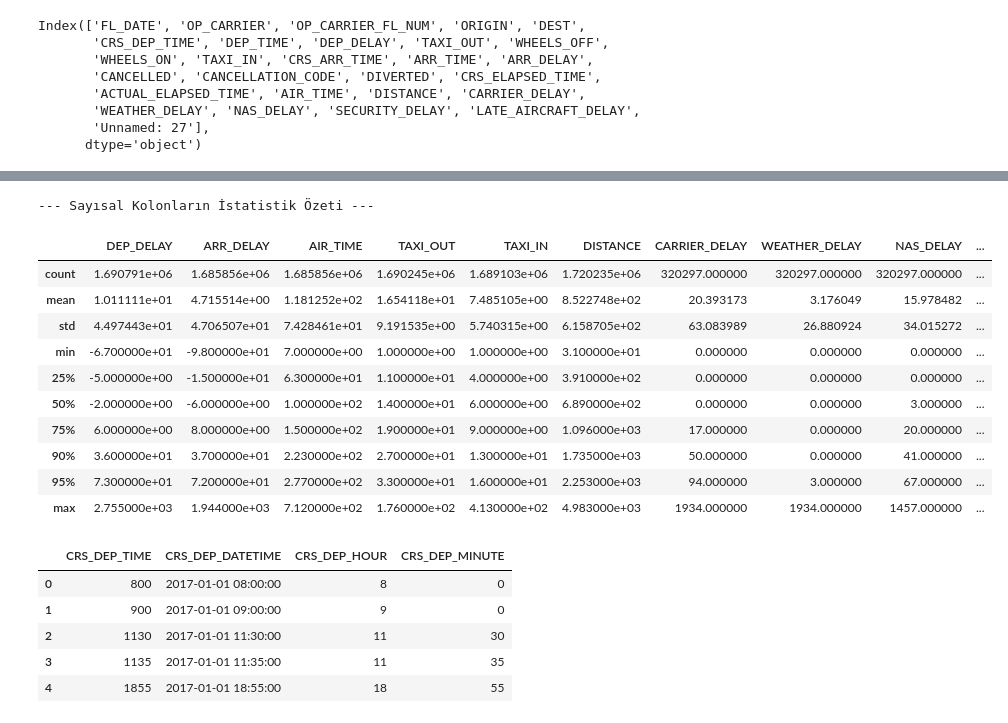
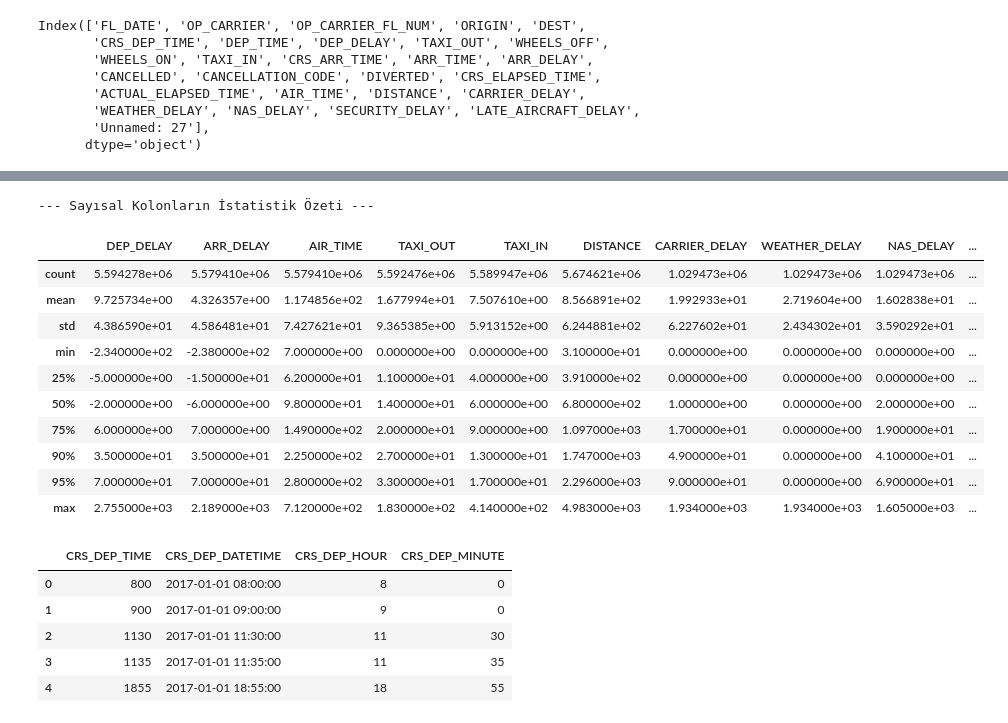
Before and after one commit to Ysfclk1/US_airline_performance_analytics, a Jupyter notebook: python/data_cleansing/Airlines_2017.ipynb, the cells around one changed output, grey strips where cells are left out. Drawn from its saved outputs; the diff is of its cells as text; code cells hidden in the pictures.

```diff
--- a/python/data_cleansing/Airlines_2017.ipynb
+++ b/python/data_cleansing/Airlines_2017.ipynb
@@ -3,2 +28,2 @@ import pandas as pd
 # %%
-df = pd.read_csv("2017.csv")
+df_2017 = pd.read_csv("../../data/2017.csv.zip", compression='zip')
@@ -30,6 +55,6 @@ Index(['FL_DATE', 'OP_CARRIER', 'OP_CARRIER_FL_NUM', 'ORIGIN', 'DEST',
        'Unnamed: 27'],
       dtype='object')
 # %%
-df = df.drop(columns=["Unnamed: 27"])
+df_2017 = df_2017.drop(columns=["Unnamed: 27"])
 # %%
 null_info = pd.DataFrame({
@@ -152,27 +170,27 @@ dtype: float64
 # %%
 num_cols = [
     "DEP_DELAY", "ARR_DELAY", "AIR_TIME", "TAXI_OUT",
     "TAXI_IN", "DISTANCE", "CARRIER_DELAY", "WEATHER_DELAY",
     "NAS_DELAY", "SECURITY_DELAY", "LATE_AIRCRAFT_DELAY"
 ]
 
-num_cols = [c for c in num_cols if c in df.columns]  # olup olmayanları ayıkla
+num_cols = [c for c in num_cols if c in df_2017.columns]  # olup olmayanları ayıkla
 
 print("\n--- Sayısal Kolonların İstatistik Özeti ---")
-display(df[num_cols].describe(percentiles=[0.25, 0.5, 0.75, 0.9, 0.95]))
+display(df_2017[num_cols].describe(percentiles=[0.25, 0.5, 0.75, 0.9, 0.95]))
 # %% [output]
 --- Sayısal Kolonların İstatistik Özeti ---
 |  | DEP_DELAY | ARR_DELAY | AIR_TIME | TAXI_OUT | TAXI_IN | DISTANCE | CARRIER_DELAY | WEATHER_DELAY | NAS_DELAY | ... |
-| count | 1.690791e+06 | 1.685856e+06 | 1.685856e+06 | 1.690245e+06 | 1.689103e+06 | 1.720235e+06 | 320297.000000 | 320297.000000 | 320297.000000 | ... |
-| mean | 1.011111e+01 | 4.715514e+00 | 1.181252e+02 | 1.654118e+01 | 7.485105e+00 | 8.522748e+02 | 20.393173 | 3.176049 | 15.978482 | ... |
-| std | 4.497443e+01 | 4.706507e+01 | 7.428461e+01 | 9.191535e+00 | 5.740315e+00 | 6.158705e+02 | 63.083989 | 26.880924 | 34.015272 | ... |
-| min | -6.700000e+01 | -9.800000e+01 | 7.000000e+00 | 1.000000e+00 | 1.000000e+00 | 3.100000e+01 | 0.000000 | 0.000000 | 0.000000 | ... |
-| 25% | -5.000000e+00 | -1.500000e+01 | 6.300000e+01 | 1.100000e+01 | 4.000000e+00 | 3.910000e+02 | 0.000000 | 0.000000 | 0.000000 | ... |
-| 50% | -2.000000e+00 | -6.000000e+00 | 1.000000e+02 | 1.400000e+01 | 6.000000e+00 | 6.890000e+02 | 0.000000 | 0.000000 | 3.000000 | ... |
-| 75% | 6.000000e+00 | 8.000000e+00 | 1.500000e+02 | 1.900000e+01 | 9.000000e+00 | 1.096000e+03 | 17.000000 | 0.000000 | 20.000000 | ... |
-| 90% | 3.600000e+01 | 3.700000e+01 | 2.230000e+02 | 2.700000e+01 | 1.300000e+01 | 1.735000e+03 | 50.000000 | 0.000000 | 41.000000 | ... |
-| 95% | 7.300000e+01 | 7.200000e+01 | 2.770000e+02 | 3.300000e+01 | 1.600000e+01 | 2.253000e+03 | 94.000000 | 3.000000 | 67.000000 | ... |
-| max | 2.755000e+03 | 1.944000e+03 | 7.120000e+02 | 1.760000e+02 | 4.130000e+02 | 4.983000e+03 | 1934.000000 | 1934.000000 | 1457.000000 | ... |
+| count | 5.594278e+06 | 5.579410e+06 | 5.579410e+06 | 5.592476e+06 | 5.589947e+06 | 5.674621e+06 | 1.029473e+06 | 1.029473e+06 | 1.029473e+06 | ... |
+| mean | 9.725734e+00 | 4.326357e+00 | 1.174856e+02 | 1.677994e+01 | 7.507610e+00 | 8.566891e+02 | 1.992933e+01 | 2.719604e+00 | 1.602838e+01 | ... |
+| std | 4.386590e+01 | 4.586481e+01 | 7.427621e+01 | 9.365385e+00 | 5.913152e+00 | 6.244881e+02 | 6.227602e+01 | 2.434302e+01 | 3.590292e+01 | ... |
+| min | -2.340000e+02 | -2.380000e+02 | 7.000000e+00 | 0.000000e+00 | 0.000000e+00 | 3.100000e+01 | 0.000000e+00 | 0.000000e+00 | 0.000000e+00 | ... |
+| 25% | -5.000000e+00 | -1.500000e+01 | 6.200000e+01 | 1.100000e+01 | 4.000000e+00 | 3.910000e+02 | 0.000000e+00 | 0.000000e+00 | 0.000000e+00 | ... |
+| 50% | -2.000000e+00 | -6.000000e+00 | 9.800000e+01 | 1.400000e+01 | 6.000000e+00 | 6.800000e+02 | 1.000000e+00 | 0.000000e+00 | 2.000000e+00 | ... |
+| 75% | 6.000000e+00 | 7.000000e+00 | 1.490000e+02 | 2.000000e+01 | 9.000000e+00 | 1.097000e+03 | 1.700000e+01 | 0.000000e+00 | 1.900000e+01 | ... |
+| 90% | 3.500000e+01 | 3.500000e+01 | 2.250000e+02 | 2.700000e+01 | 1.300000e+01 | 1.747000e+03 | 4.900000e+01 | 0.000000e+00 | 4.100000e+01 | ... |
+| 95% | 7.000000e+01 | 7.000000e+01 | 2.800000e+02 | 3.300000e+01 | 1.700000e+01 | 2.296000e+03 | 9.000000e+01 | 0.000000e+00 | 6.900000e+01 | ... |
+| max | 2.755000e+03 | 2.189000e+03 | 7.120000e+02 | 1.830000e+02 | 4.140000e+02 | 4.983000e+03 | 1.934000e+03 | 1.934000e+03 | 1.605000e+03 | ... |
 # %%
 # Ensure 'FL_DATE' column is datetime type
 import pandas as pd
```
Also changed, not shown: parts of 10 cells of this notebook, 10 other files.
